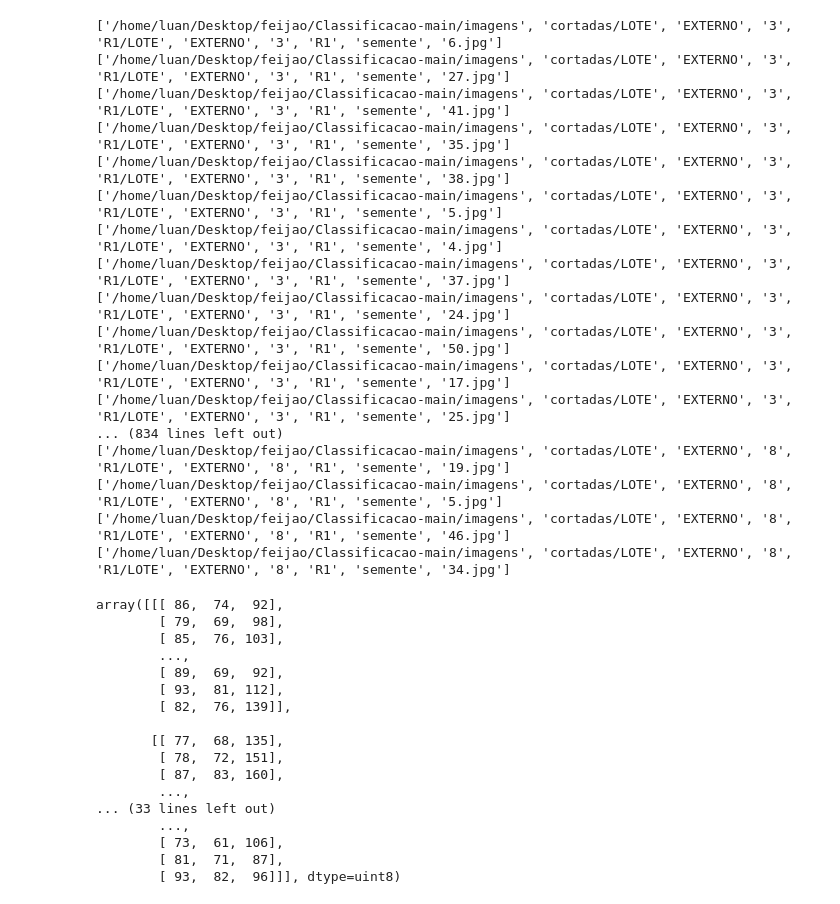
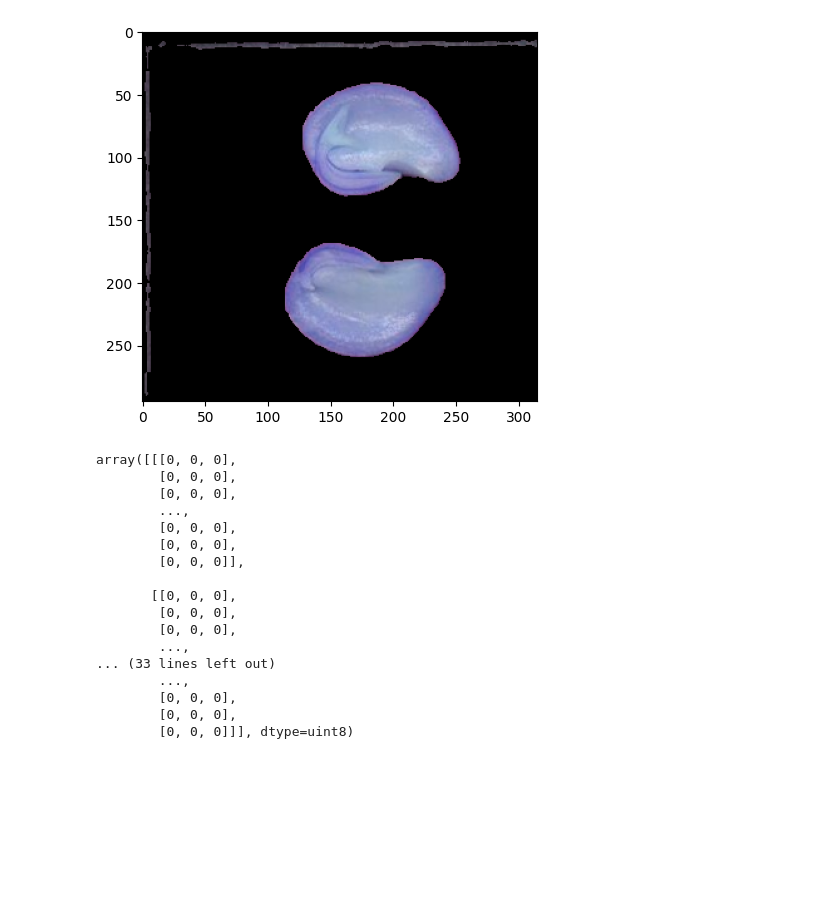
Before and after one commit to PDI-2022/Classifica-o, a Jupyter notebook: image_to_csv.ipynb, the cells around one changed output. Cells and saved outputs as stored; diff of their text form; code cells hidden in the pictures; blank space fills up the shorter version.

```diff
--- a/image_to_csv.ipynb
+++ b/image_to_csv.ipynb
@@ -23,58 +23,51 @@ print(os.listdir("./imagens_cortadas/"))
 # %%
 #['/home/luan/Desktop/feijao/Classificacao-main/imagens', 'cortadas/LOTE', 'INTERNO', '9', 'R', '1/LOTE', 'INTERNO', '9', 'R', '1', 'semente', '49.jpg']
+# %%
+lower = np.array([94, 20, 2])
+upper = np.array([145, 255, 255])
 # %%
-for dic in glob.glob("/home/luan/Desktop/feijao/Classificacao-main/imagens_cortadas/*"):
+for dic in glob.glob("C:\\Users\cezar\OneDrive\Documentos\PDI - CLASSIFICACAO\Classificacao\imagens_cortadas\*"):
     for img_path in glob.glob(os.path.join(dic, "*.jpg")):
         label = img_path.split("_")
-        print(label)
         img = cv2.imread(img_path, cv2.IMREAD_COLOR)
-        img = cv2.resize(img, (128, 128))
         img = cv2.cvtColor(img, cv2.COLOR_RGB2BGR)
+        img = cv2.resize(img, (256, 256))
+        hsv = cv2.cvtColor(img, cv2.COLOR_BGR2HSV)
+
+        mask = cv2.inRange(hsv, lower, upper)
+
+        img = cv2.bitwise_and(img ,img, mask = mask)
+        img = cv2.cvtColor(img, cv2.COLOR_RGB2BGR)
+
         if(label[5] == 'EXTERNO'):
             imagens_externas.append(np.array(img).reshape(-1))
-            externo.append([label[6], label[8], label[-1]])
+            externo.append([label[6], 1, label[-1]])
         if(label[5] == 'INTERNO'):
             imagens_internas.append(np.array(img).reshape(-1))
-
-            interno.append([label[6], label[8], label[-1]])
+            plt.imshow(img)
+            interno.append([label[6], 2, label[-1]])
 # %% [output]
-['/home/luan/Desktop/feijao/Classificacao-main/imagens', 'cortadas/LOTE', 'EXTERNO', '3', 'R1/LOTE', 'EXTERNO', '3', 'R1', 'semente', '6.jpg']
-['/home/luan/Desktop/feijao/Classificacao-main/imagens', 'cortadas/LOTE', 'EXTERNO', '3', 'R1/LOTE', 'EXTERNO', '3', 'R1', 'semente', '27.jpg']
-['/home/luan/Desktop/feijao/Classificacao-main/imagens', 'cortadas/LOTE', 'EXTERNO', '3', 'R1/LOTE', 'EXTERNO', '3', 'R1', 'semente', '41.jpg']
-['/home/luan/Desktop/feijao/Classificacao-main/imagens', 'cortadas/LOTE', 'EXTERNO', '3', 'R1/LOTE', 'EXTERNO', '3', 'R1', 'semente', '35.jpg']
-['/home/luan/Desktop/feijao/Classificacao-main/imagens', 'cortadas/LOTE', 'EXTERNO', '3', 'R1/LOTE', 'EXTERNO', '3', 'R1', 'semente', '38.jpg']
-['/home/luan/Desktop/feijao/Classificacao-main/imagens', 'cortadas/LOTE', 'EXTERNO', '3', 'R1/LOTE', 'EXTERNO', '3', 'R1', 'semente', '5.jpg']
-['/home/luan/Desktop/feijao/Classificacao-main/imagens', 'cortadas/LOTE', 'EXTERNO', '3', 'R1/LOTE', 'EXTERNO', '3', 'R1', 'semente', '4.jpg']
-['/home/luan/Desktop/feijao/Classificacao-main/imagens', 'cortadas/LOTE', 'EXTERNO', '3', 'R1/LOTE', 'EXTERNO', '3', 'R1', 'semente', '37.jpg']
-['/home/luan/Desktop/feijao/Classificacao-main/imagens', 'cortadas/LOTE', 'EXTERNO', '3', 'R1/LOTE', 'EXTERNO', '3', 'R1', 'semente', '24.jpg']
-['/home/luan/Desktop/feijao/Classificacao-main/imagens', 'cortadas/LOTE', 'EXTERNO', '3', 'R1/LOTE', 'EXTERNO', '3', 'R1', 'semente', '50.jpg']
-['/home/luan/Desktop/feijao/Classificacao-main/imagens', 'cortadas/LOTE', 'EXTERNO', '3', 'R1/LOTE', 'EXTERNO', '3', 'R1', 'semente', '17.jpg']
-['/home/luan/Desktop/feijao/Classificacao-main/imagens', 'cortadas/LOTE', 'EXTERNO', '3', 'R1/LOTE', 'EXTERNO', '3', 'R1', 'semente', '25.jpg']
-... (834 lines left out)
-['/home/luan/Desktop/feijao/Classificacao-main/imagens', 'cortadas/LOTE', 'EXTERNO', '8', 'R1/LOTE', 'EXTERNO', '8', 'R1', 'semente', '19.jpg']
-['/home/luan/Desktop/feijao/Classificacao-main/imagens', 'cortadas/LOTE', 'EXTERNO', '8', 'R1/LOTE', 'EXTERNO', '8', 'R1', 'semente', '5.jpg']
-['/home/luan/Desktop/feijao/Classificacao-main/imagens', 'cortadas/LOTE', 'EXTERNO', '8', 'R1/LOTE', 'EXTERNO', '8', 'R1', 'semente', '46.jpg']
-['/home/luan/Desktop/feijao/Classificacao-main/imagens', 'cortadas/LOTE', 'EXTERNO', '8', 'R1/LOTE', 'EXTERNO', '8', 'R1', 'semente', '34.jpg']
+[figure, added]
 # %%
 img
 # %% [output]
-array([[[ 86,  74,  92],
-        [ 79,  69,  98],
-        [ 85,  76, 103],
+array([[[0, 0, 0],
+        [0, 0, 0],
+        [0, 0, 0],
         ...,
-        [ 89,  69,  92],
-        [ 93,  81, 112],
-        [ 82,  76, 139]],
+        [0, 0, 0],
+        [0, 0, 0],
+        [0, 0, 0]],
 
-       [[ 77,  68, 135],
-        [ 78,  72, 151],
-        [ 87,  83, 160],
+       [[0, 0, 0],
+        [0, 0, 0],
+        [0, 0, 0],
         ...,
 ... (33 lines left out)
         ...,
-        [ 73,  61, 106],
-        [ 81,  71,  87],
-        [ 93,  82,  96]]], dtype=uint8)
+        [0, 0, 0],
+        [0, 0, 0],
+        [0, 0, 0]]], dtype=uint8)
 # %%
 imagens_internas
 # %% [output]
```
Also changed, not shown: parts of 7 cells of this notebook, 16 other files.
